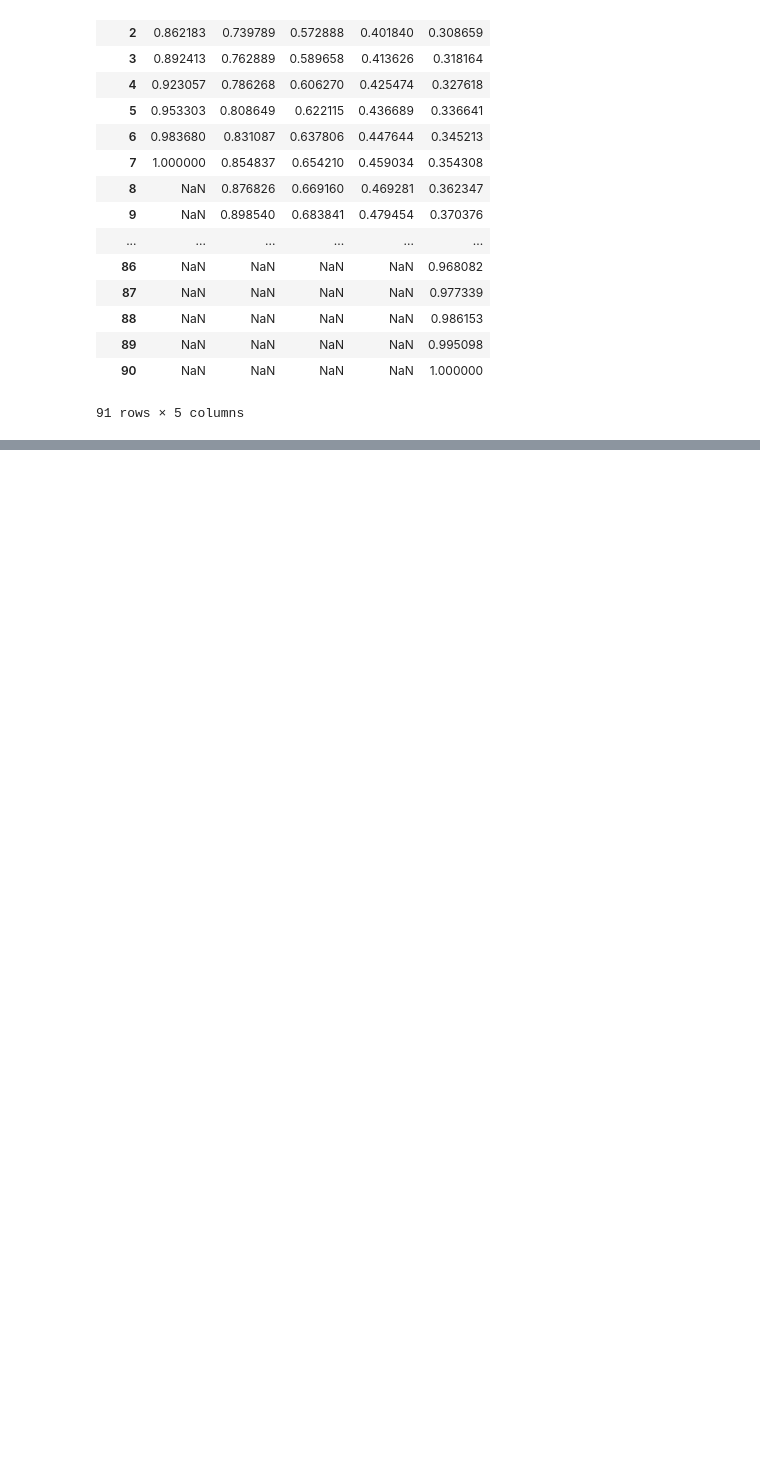
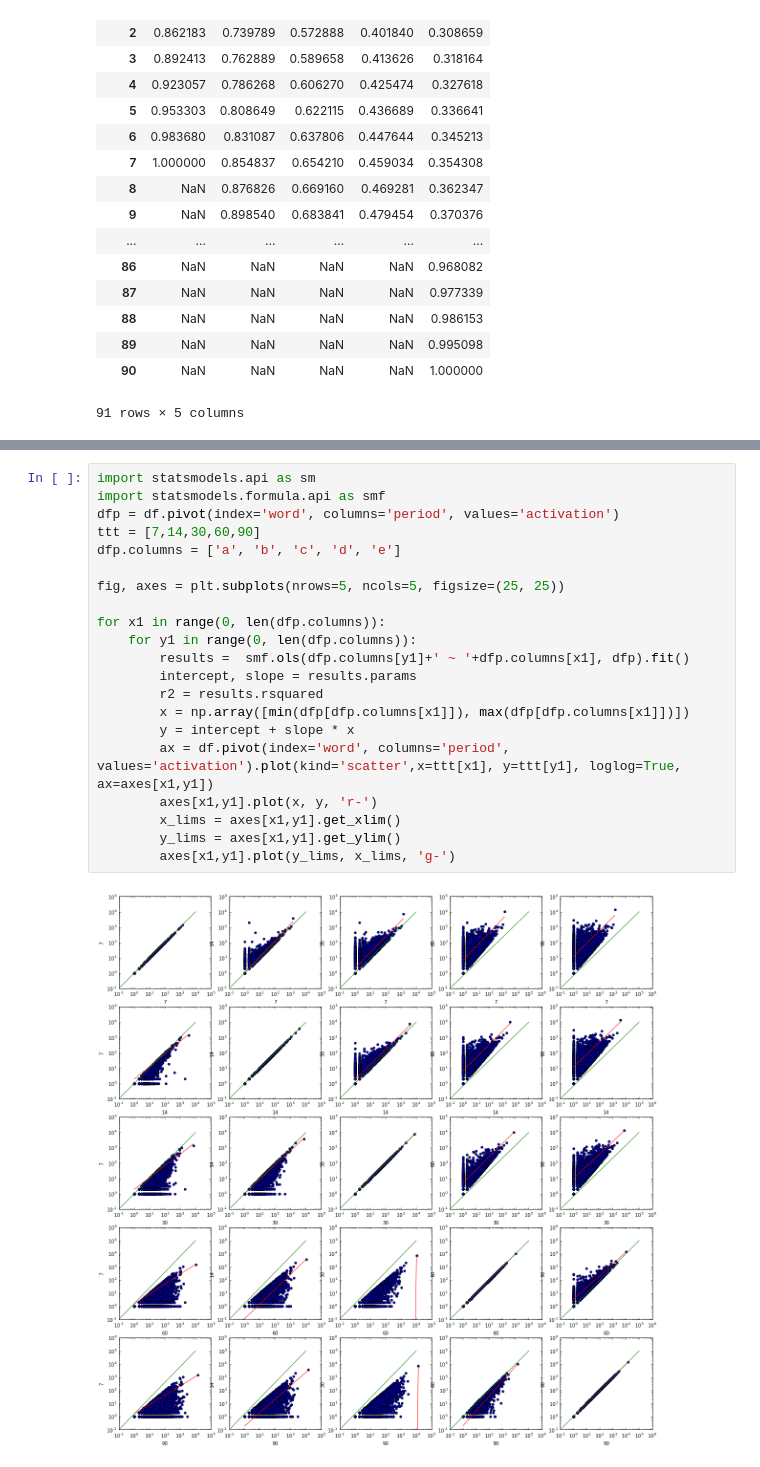
Before and after one commit to danjamker/DiffusionSimulation, a Jupyter notebook: notebook/Untitled1-Copy1.ipynb, the cells around one changed output, grey strips where cells are left out. Saved outputs shown, nothing was run; the diff lists cells and outputs as text; blank space fills up the shorter version.

```diff
--- a/notebook/Untitled1-Copy1.ipynb
+++ b/notebook/Untitled1-Copy1.ipynb
@@ -116,0 +114,23 @@ df.pivot(index='word', columns='period', values='activation').plot(kind='scatter
+# %%
+import statsmodels.api as sm
+import statsmodels.formula.api as smf
+dfp = df.pivot(index='word', columns='period', values='activation')
+ttt = [7,14,30,60,90]
+dfp.columns = ['a', 'b', 'c', 'd', 'e']
+
+fig, axes = plt.subplots(nrows=5, ncols=5, figsize=(25, 25))
+
+for x1 in range(0, len(dfp.columns)):
+    for y1 in range(0, len(dfp.columns)):
+        results =  smf.ols(dfp.columns[y1]+' ~ '+dfp.columns[x1], dfp).fit()
+        intercept, slope = results.params
+        r2 = results.rsquared
+        x = np.array([min(dfp[dfp.columns[x1]]), max(dfp[dfp.columns[x1]])])
+        y = intercept + slope * x
+        ax = df.pivot(index='word', columns='period', values='activation').plot(kind='scatter',x=ttt[x1], y=ttt[y1], loglog=True, ax=axes[x1,y1])
+        axes[x1,y1].plot(x, y, 'r-')
+        x_lims = axes[x1,y1].get_xlim()
+        y_lims = axes[x1,y1].get_ylim()
+        axes[x1,y1].plot(y_lims, x_lims, 'g-')
+# %% [output]
+[figure, added]
```
Also changed, not shown: parts of 5 cells of this notebook, 2 other files.
